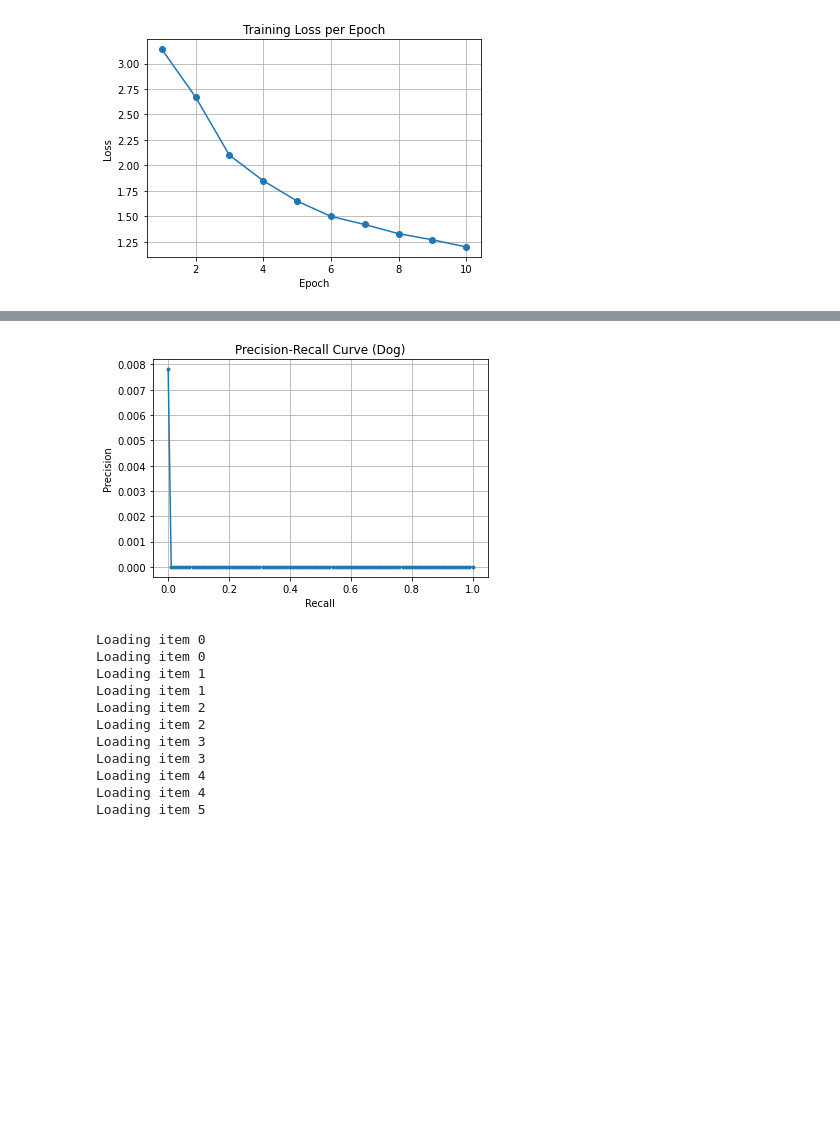
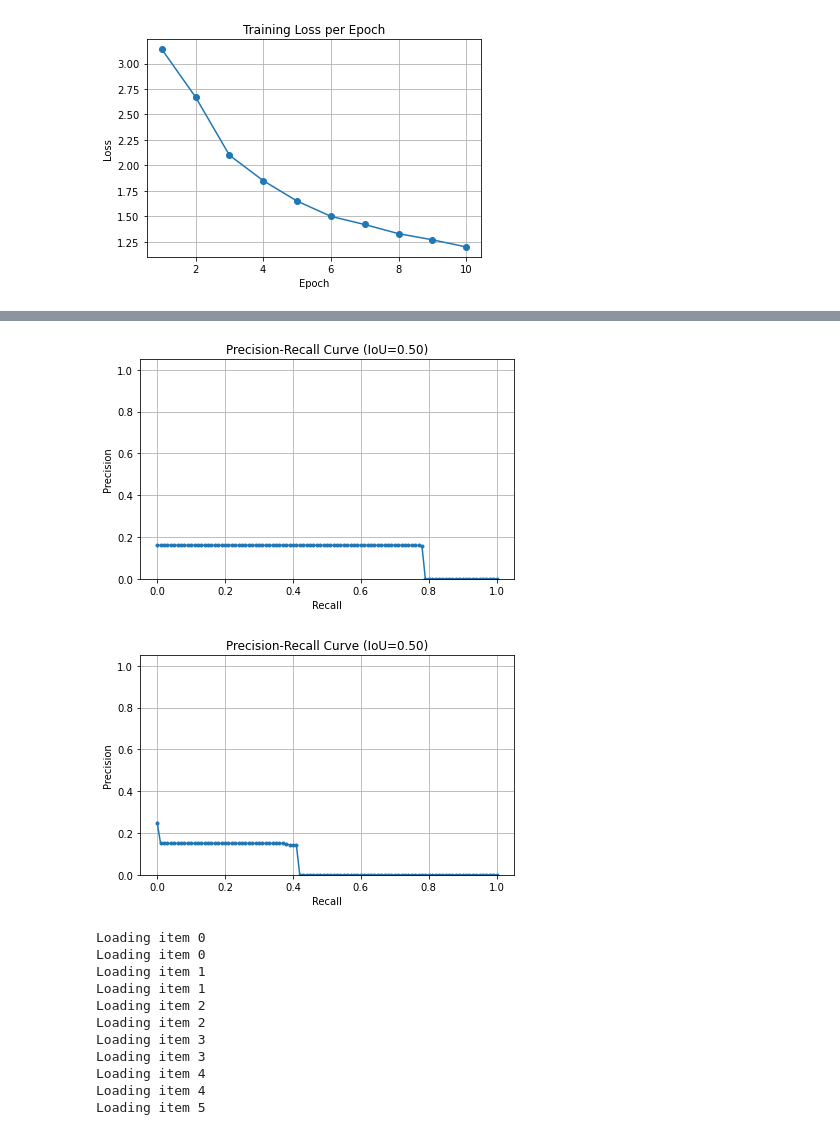
Before and after one commit to yasasawij/CS445-Project, a Jupyter notebook: new_main.ipynb, the cells around one changed output, grey strips where cells are left out. Cells and saved outputs as stored; diff of their text form; code cells hidden in the pictures; blank space fills up the shorter version.

```diff
--- a/new_main.ipynb
+++ b/new_main.ipynb
@@ -807,19 +803,31 @@ DONE (t=0.06s).
 # %%
 def recall_curve(coco_eval):
-    precisions = coco_eval.eval['precision']  # shape: [IoU, Recall, Class, Area, MaxDet]
-    pr = precisions[0, :, 0, 0, 2]  # IoU=0.5, All Recall, Dog class, Area=all, maxDet=100
+    """
+    Plots the precision-recall curve for a single evaluated class.
+    """
+    if coco_eval.eval is None:
+        raise ValueError("coco_eval is invalid — did evaluation run successfully?")
+
+    precisions = coco_eval.eval['precision']  # shape: [IoU, Recall, Class, Area, MaxDets]
+
+    # Use IoU = 0.50 (first index), class = 0, area=all, maxDets=100
+    pr = precisions[0, :, 0, 0, 2]
     recalls = coco_eval.params.recThrs
 
     plt.plot(recalls, pr, marker='.')
-    plt.title("Precision-Recall Curve (Dog)")
+    plt.title("Precision-Recall Curve (IoU=0.50)")
     plt.xlabel("Recall")
     plt.ylabel("Precision")
+    plt.ylim(0, 1.05)
     plt.grid(True)
+    plt.tight_layout()
     plt.show()
 
-recall_curve(coco_eval)
+recall_curve(coco_eval_cat)
+recall_curve(coco_eval_dog)
 # %% [output]
-[figure, old version]
+[figure, new version]
+[figure, added]
 # %%
 from sklearn.metrics import confusion_matrix, ConfusionMatrixDisplay
 import matplotlib.pyplot as plt
```
Also changed, not shown: parts of 4 cells of this notebook, 1 other file.
